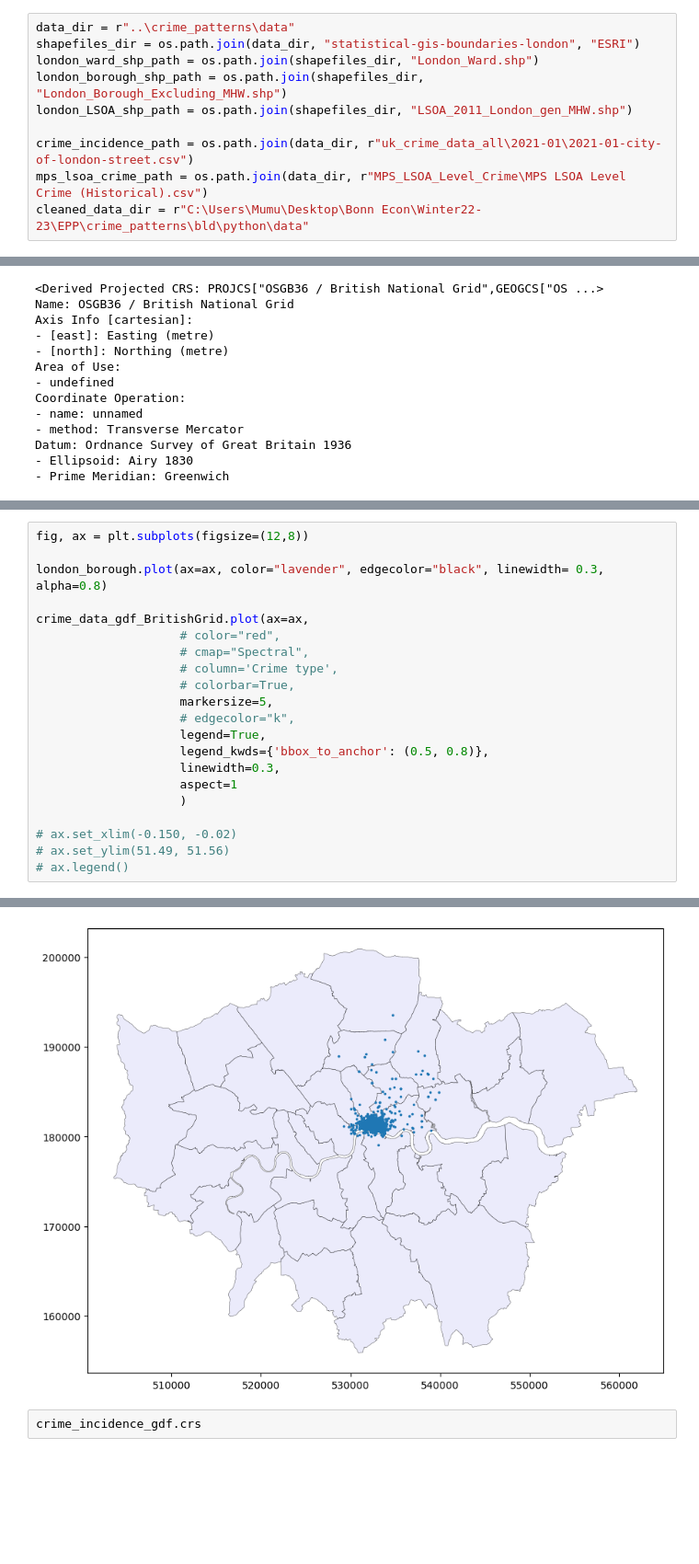
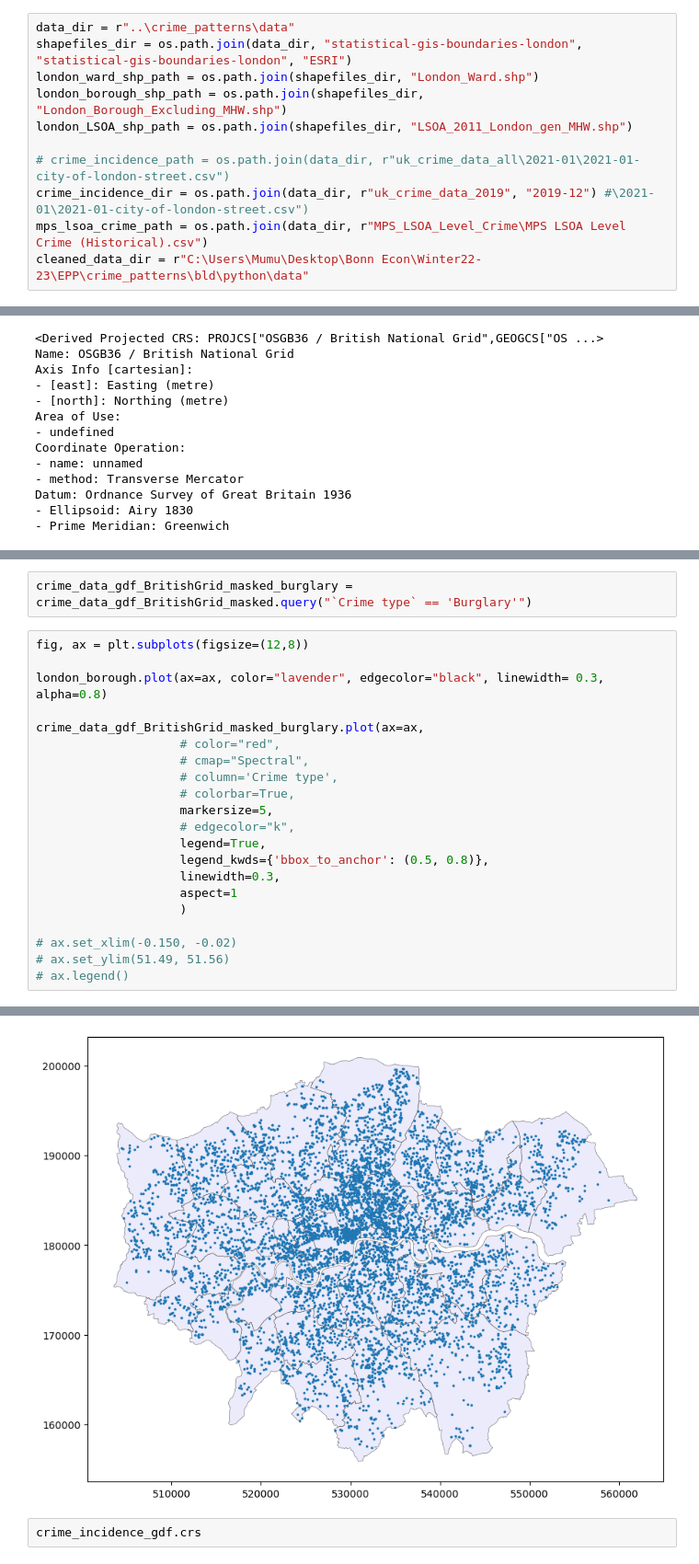
Before and after one commit to mushtary-mumu/crime_patterns, a Jupyter notebook: src/notebooks/load_data.ipynb, the cells around one changed output, grey strips where cells are left out. Shown at 92% size. Cells and saved outputs as stored; diff of their text form; blank space fills up the shorter version.

```diff
--- a/src/notebooks/load_data.ipynb
+++ b/src/notebooks/load_data.ipynb
@@ -19,11 +22,12 @@ logger = logging.getLogger(__name__)
 # logger.setLevel(logging.INFO)
 # %%
 data_dir = r"..\crime_patterns\data"
-shapefiles_dir = os.path.join(data_dir, "statistical-gis-boundaries-london", "ESRI")
+shapefiles_dir = os.path.join(data_dir, "statistical-gis-boundaries-london", "statistical-gis-boundaries-london", "ESRI")
 london_ward_shp_path = os.path.join(shapefiles_dir, "London_Ward.shp")
 london_borough_shp_path = os.path.join(shapefiles_dir, "London_Borough_Excluding_MHW.shp")
 london_LSOA_shp_path = os.path.join(shapefiles_dir, "LSOA_2011_London_gen_MHW.shp")
 
-crime_incidence_path = os.path.join(data_dir, r"uk_crime_data_all\2021-01\2021-01-city-of-london-street.csv")
+# crime_incidence_path = os.path.join(data_dir, r"uk_crime_data_all\2021-01\2021-01-city-of-london-street.csv")
+crime_incidence_dir = os.path.join(data_dir, r"uk_crime_data_2019", "2019-12") #\2021-01\2021-01-city-of-london-street.csv")
 mps_lsoa_crime_path = os.path.join(data_dir, r"MPS_LSOA_Level_Crime\MPS LSOA Level Crime (Historical).csv")
 cleaned_data_dir = r"C:\Users\Mumu\Desktop\Bonn Econ\Winter22-23\EPP\crime_patterns\bld\python\data"
@@ -226,27 +134,29 @@ crime_data_gdf_BritishGrid = crime_data_gdf.to_crs(london_ward.crs)
+# %%
+crime_data_gdf_BritishGrid_masked_burglary = crime_data_gdf_BritishGrid_masked.query("`Crime type` == 'Burglary'")
 # %%
 fig, ax = plt.subplots(figsize=(12,8))
 
 london_borough.plot(ax=ax, color="lavender", edgecolor="black", linewidth= 0.3, alpha=0.8)
 
-crime_data_gdf_BritishGrid.plot(ax=ax,
+crime_data_gdf_BritishGrid_masked_burglary.plot(ax=ax,
                     # color="red",
                     # cmap="Spectral",
                     # column='Crime type',
                     # colorbar=True,
                     markersize=5,
                     # edgecolor="k",
                     legend=True,
                     legend_kwds={'bbox_to_anchor': (0.5, 0.8)},
                     linewidth=0.3,
                     aspect=1
                     )
 
 # ax.set_xlim(-0.150, -0.02)
 # ax.set_ylim(51.49, 51.56)
 # ax.legend()
 # %% [output]
 <Axes: >
-[figure, old version]
+[figure, new version]
 # %%
 crime_incidence_gdf.crs
 # %% [output]
```
Also changed, not shown: parts of 29 cells of this notebook, 6 other files.
